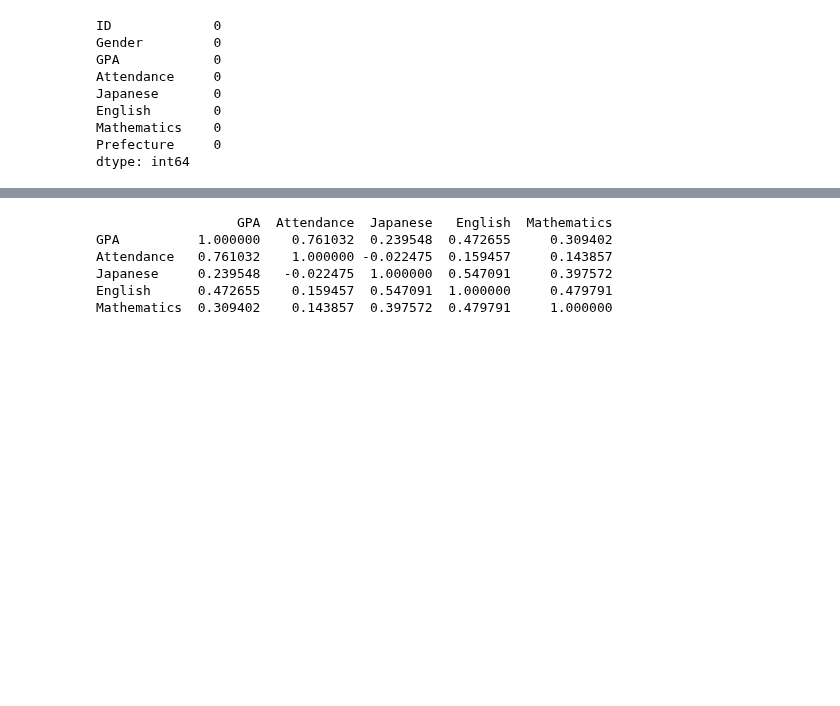
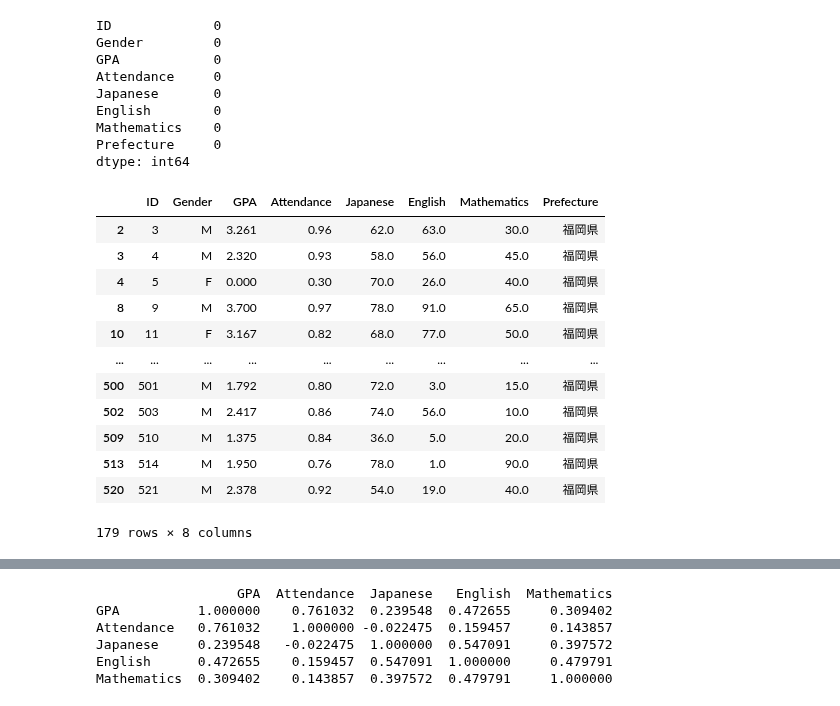
Before and after one commit to koichi-inoue/DataScience, a Jupyter notebook: Sample01.ipynb, the cells around one changed output, grey strips where cells are left out. Drawn from its saved outputs; the diff is of its cells as text; code cells hidden in the pictures; blank space fills up the shorter version.

```diff
--- a/Sample01.ipynb
+++ b/Sample01.ipynb
@@ -101,3 +103,21 @@ English        0
 Mathematics    0
 Prefecture     0
 dtype: int64
+# %%
+# 福岡県の行のみ抽出1
+df_pref_fukuoka = df[ df['Prefecture'] == '福岡県' ]
+df_pref_fukuoka
+# %% [output]
+|  | ID | Gender | GPA | Attendance | Japanese | English | Mathematics | Prefecture |
+| 2 | 3 | M | 3.261 | 0.96 | 62.0 | 63.0 | 30.0 | 福岡県 |
+| 3 | 4 | M | 2.320 | 0.93 | 58.0 | 56.0 | 45.0 | 福岡県 |
+| 4 | 5 | F | 0.000 | 0.30 | 70.0 | 26.0 | 40.0 | 福岡県 |
+| 8 | 9 | M | 3.700 | 0.97 | 78.0 | 91.0 | 65.0 | 福岡県 |
+| 10 | 11 | F | 3.167 | 0.82 | 68.0 | 77.0 | 50.0 | 福岡県 |
+| ... | ... | ... | ... | ... | ... | ... | ... | ... |
+| 500 | 501 | M | 1.792 | 0.80 | 72.0 | 3.0 | 15.0 | 福岡県 |
+| 502 | 503 | M | 2.417 | 0.86 | 74.0 | 56.0 | 10.0 | 福岡県 |
+| 509 | 510 | M | 1.375 | 0.84 | 36.0 | 5.0 | 20.0 | 福岡県 |
+| 513 | 514 | M | 1.950 | 0.76 | 78.0 | 1.0 | 90.0 | 福岡県 |
+| 520 | 521 | M | 2.378 | 0.92 | 54.0 | 19.0 | 40.0 | 福岡県 |
+179 rows × 8 columns
```
Also changed, not shown: parts of 9 cells of this notebook.
